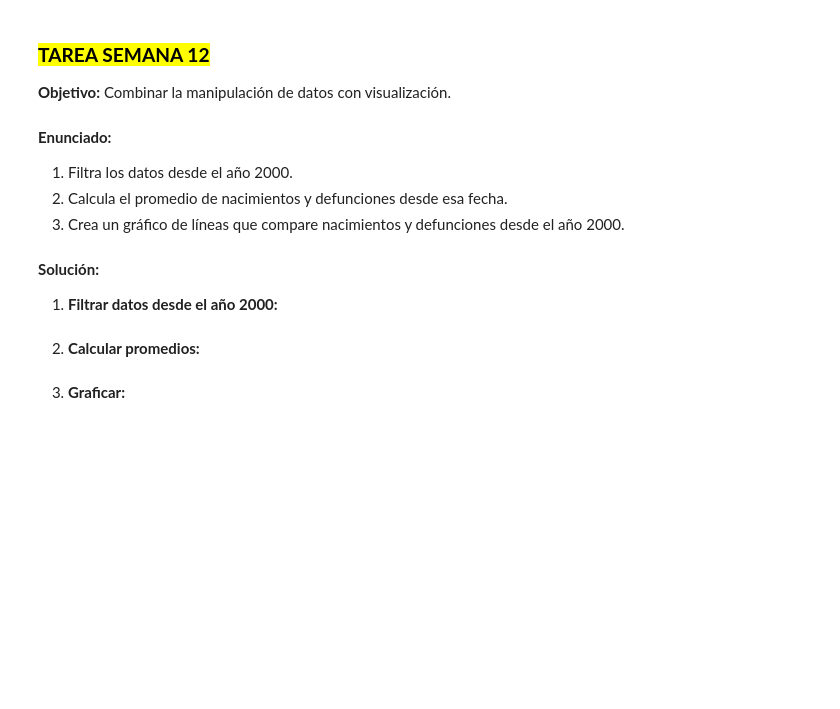
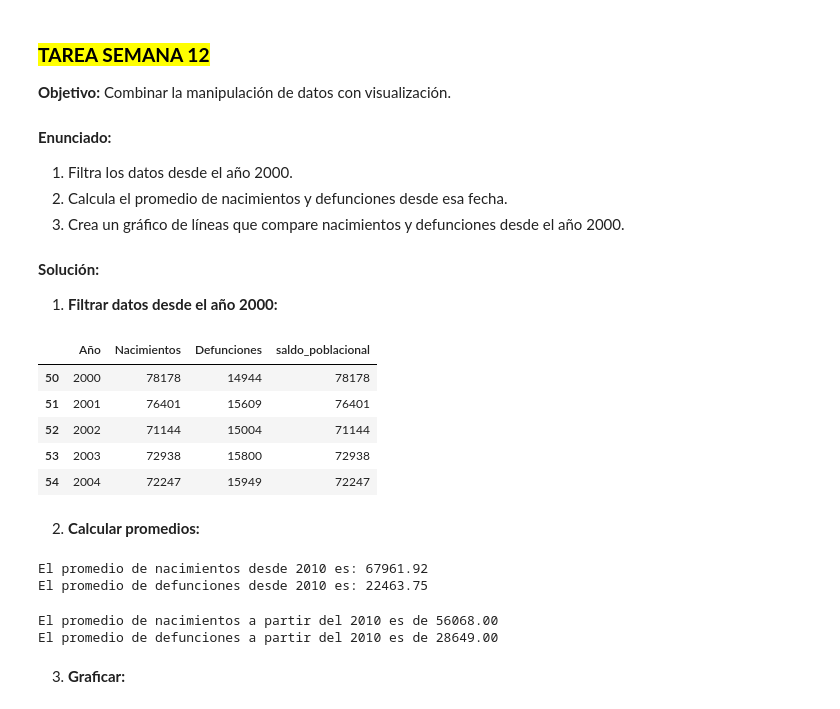
Before and after one commit to FiorellaChava/Programacion-Python-Basico-GRUPO-1---6181133432, a Jupyter notebook: Estudiantes/fiorella chavarria/semana 5/Clase 10/tarea/Practica_9.ipynb, the cells around one changed output. Cells and saved outputs as stored; diff of their text form; code cells hidden in the pictures; blank space fills up the shorter version.

```diff
--- a/Estudiantes/fiorella chavarria/semana 5/Clase 10/tarea/Practica_9.ipynb
+++ b/Estudiantes/fiorella chavarria/semana 5/Clase 10/tarea/Practica_9.ipynb
@@ -261,2 +305,15 @@ ultimo_anio = df[df['Año'] == df['Año'].max()]
+# %%
+#
+import matplotlib.pyplot as plt
+
+df_filtrado = df[df['Año'] >= 2000]
+df_filtrado.head()
+# %% [output]
+|  | Año | Nacimientos | Defunciones | saldo_poblacional |
+| 50 | 2000 | 78178 | 14944 | 78178 |
+| 51 | 2001 | 76401 | 15609 | 76401 |
+| 52 | 2002 | 71144 | 15004 | 71144 |
+| 53 | 2003 | 72938 | 15800 | 72938 |
+| 54 | 2004 | 72247 | 15949 | 72247 |
 # %% [markdown]
 2. **Calcular promedios:**
@@ -265,2 +320,26 @@ ultimo_anio = df[df['Año'] == df['Año'].max()]
+# %%
+#
+df_filtrado_2010 = df_filtrado[df_filtrado['Año'] >= 2010]
+
+
+promedio_nacimientos = df_filtrado_2010['Nacimientos'].mean()
+promedio_defunciones = df_filtrado_2010['Defunciones'].mean()
+
+print(f"El promedio de nacimientos desde 2010 es: {promedio_nacimientos:.2f}")
+print(f"El promedio de defunciones desde 2010 es: {promedio_defunciones:.2f}")
+# %% [output]
+El promedio de nacimientos desde 2010 es: 67961.92
+El promedio de defunciones desde 2010 es: 22463.75
+# %%
+df_filtrado = df[df['Año'] >= 2020]
+promedio_nacimientos = df_filtrado['Nacimientos'].mean()
+promedio_defunciones = df_filtrado['Defunciones'].mean()
+
+
+print(f'El promedio de nacimientos a partir del 2010 es de {promedio_nacimientos:.2f}')
+print(f'El promedio de defunciones a partir del 2010 es de {promedio_defunciones:.2f}')
+# %% [output]
+El promedio de nacimientos a partir del 2010 es de 56068.00
+El promedio de defunciones a partir del 2010 es de 28649.00
 # %% [markdown]
 3. **Graficar:**
```
Also changed, not shown: parts of 11 cells of this notebook.
